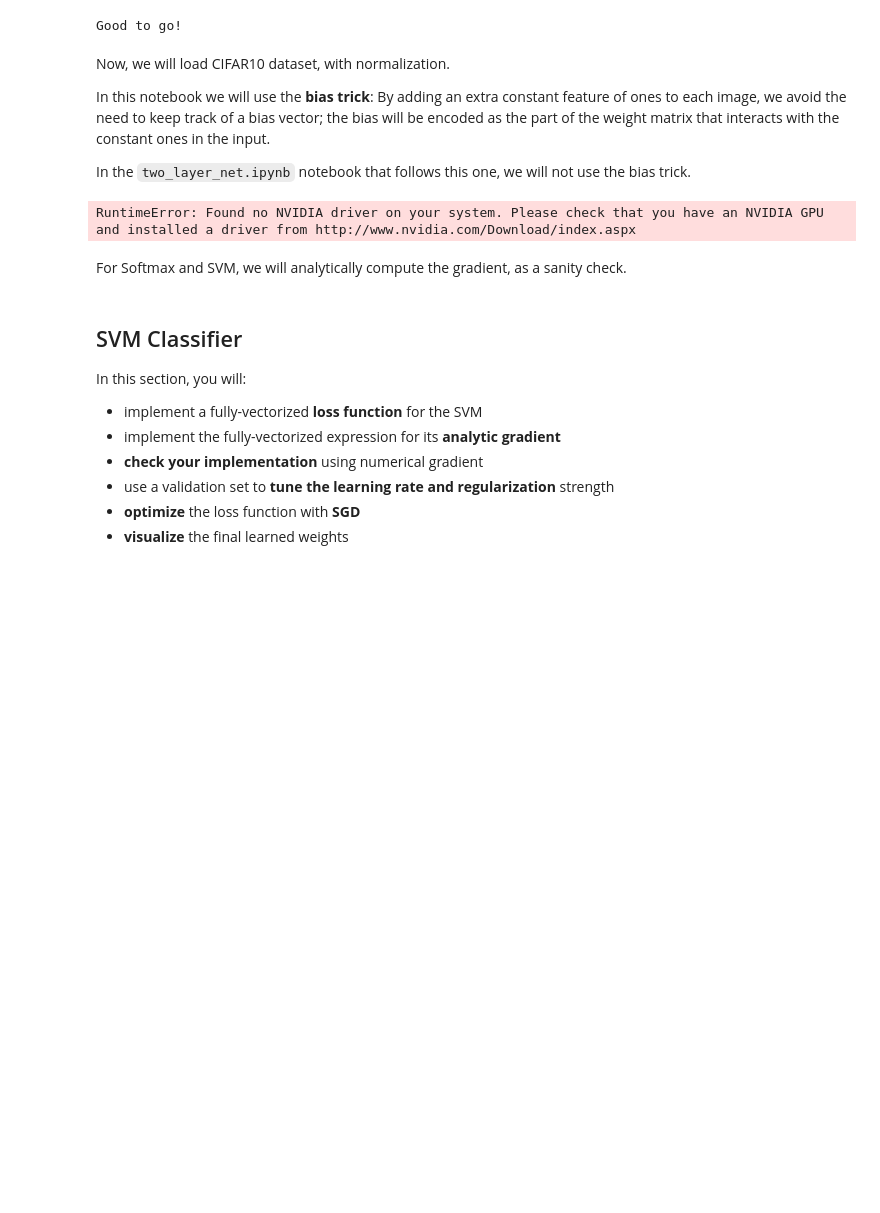
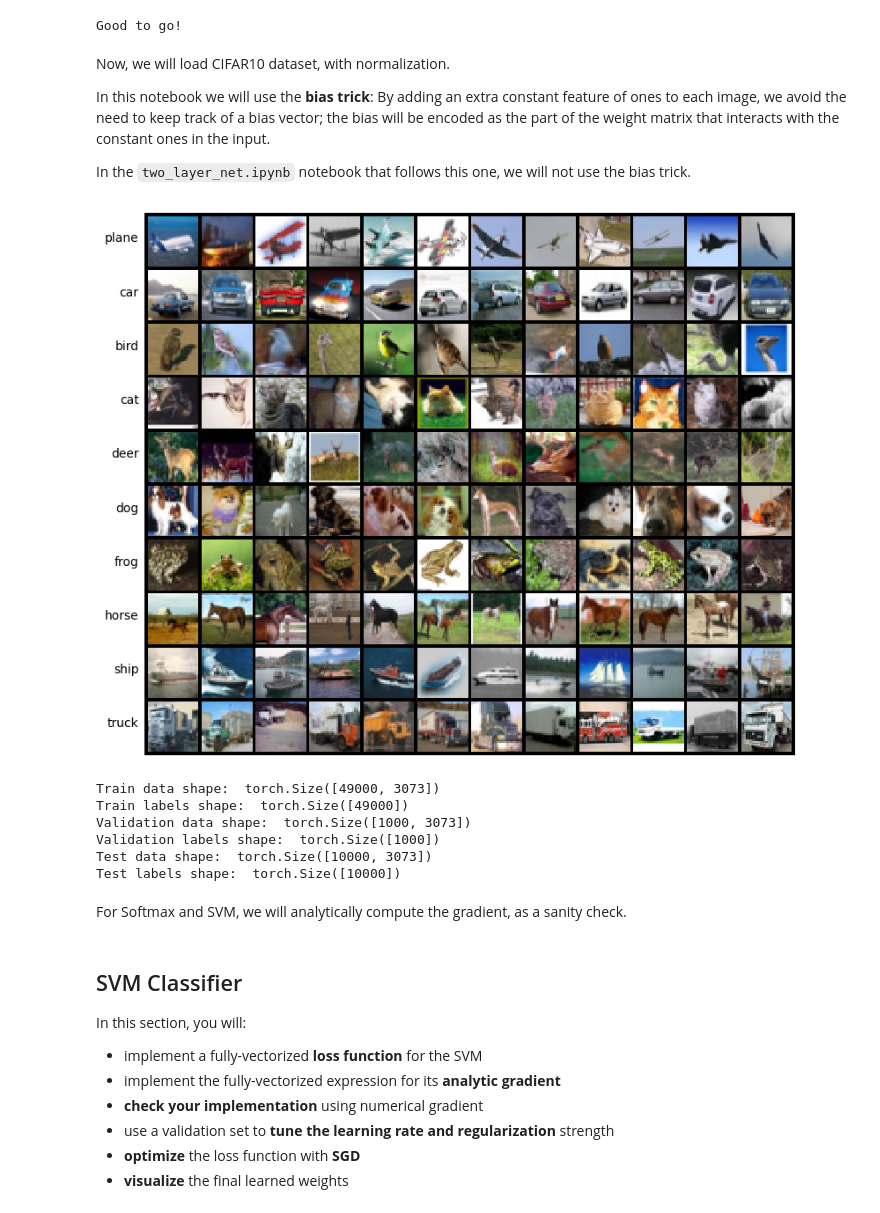
Before and after one commit to yzhbradoodrrpurp/EECS498, a Jupyter notebook: Assignments/linear_classifier.ipynb, the cells around one changed output. Cells and saved outputs as stored; diff of their text form; code cells hidden in the pictures; blank space fills up the shorter version.

```diff
--- a/Assignments/linear_classifier.ipynb
+++ b/Assignments/linear_classifier.ipynb
@@ -74,10 +74,10 @@ def get_CIFAR10_data(validation_ratio = 0.02):
   X_train, y_train, X_test, y_test = coutils.data.cifar10()
 
   # Move all the data to the GPU
-  X_train = X_train.cuda()
-  y_train = y_train.cuda()
-  X_test = X_test.cuda()
-  y_test = y_test.cuda()
+  # X_train = X_train.cuda()
+  # y_train = y_train.cuda()
+  # X_test = X_test.cuda()
+  # y_test = y_test.cuda()
 
   # 0. Visualize some examples from the dataset.
   class_names = [
@@ -103,34 +103,40 @@ def get_CIFAR10_data(validation_ratio = 0.02):
   X_train = torch.cat([X_train, ones_train], dim=1)
   ones_test = torch.ones(X_test.shape[0], 1, device=X_test.device)
   X_test = torch.cat([X_test, ones_test], dim=1)
 
   # 4. Carve out part of the training set to use for validation.
   # For random permutation, you can use torch.randperm or torch.randint
   # But, for this homework, we use slicing instead.
   num_training = int( X_train.shape[0] * (1.0 - validation_ratio) )
   num_validation = X_train.shape[0] - num_training
 
   # Return the dataset as a dictionary
   data_dict = {}
   data_dict['X_val'] = X_train[num_training:num_training + num_validation]
   data_dict['y_val'] = y_train[num_training:num_training + num_validation]
   data_dict['X_train'] = X_train[0:num_training]
   data_dict['y_train'] = y_train[0:num_training]
 
   data_dict['X_test'] = X_test
   data_dict['y_test'] = y_test
   return data_dict
 
 # Invoke the above function to get our data.
 data_dict = get_CIFAR10_data()
 print('Train data shape: ', data_dict['X_train'].shape)
 print('Train labels shape: ', data_dict['y_train'].shape)
 print('Validation data shape: ', data_dict['X_val'].shape)
 print('Validation labels shape: ', data_dict['y_val'].shape)
 print('Test data shape: ', data_dict['X_test'].shape)
 print('Test labels shape: ', data_dict['y_test'].shape)
 # %% [output]
+[figure, added]
-RuntimeError: Found no NVIDIA driver on your system. Please check that you have an NVIDIA GPU and installed a driver from http://www.nvidia.com/Download/index.aspx
+Train data shape:  torch.Size([49000, 3073])
+Train labels shape:  torch.Size([49000])
+Validation data shape:  torch.Size([1000, 3073])
+Validation labels shape:  torch.Size([1000])
+Test data shape:  torch.Size([10000, 3073])
+Test labels shape:  torch.Size([10000])
 # %% [markdown]
 For Softmax and SVM, we will analytically compute the gradient, as a sanity check.
 # %%
```
Also changed, not shown: parts of 26 cells of this notebook.
